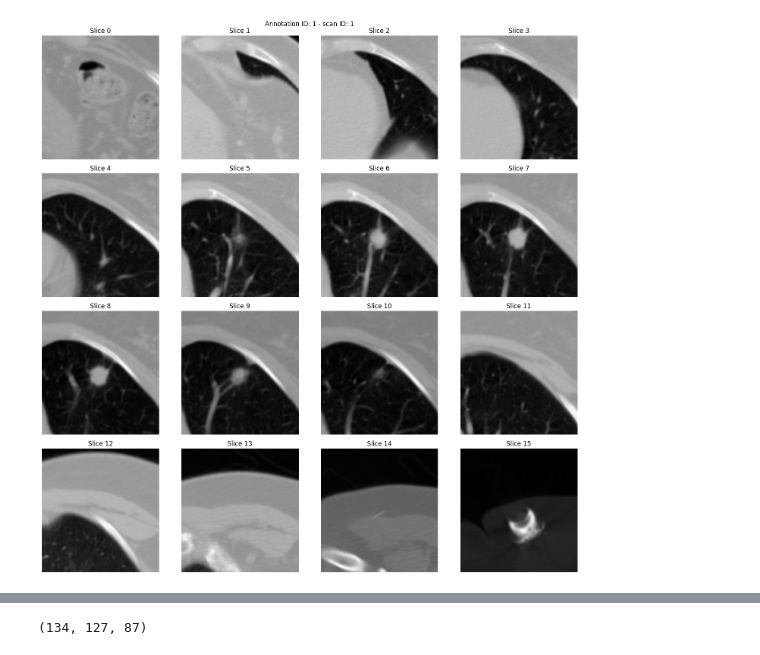
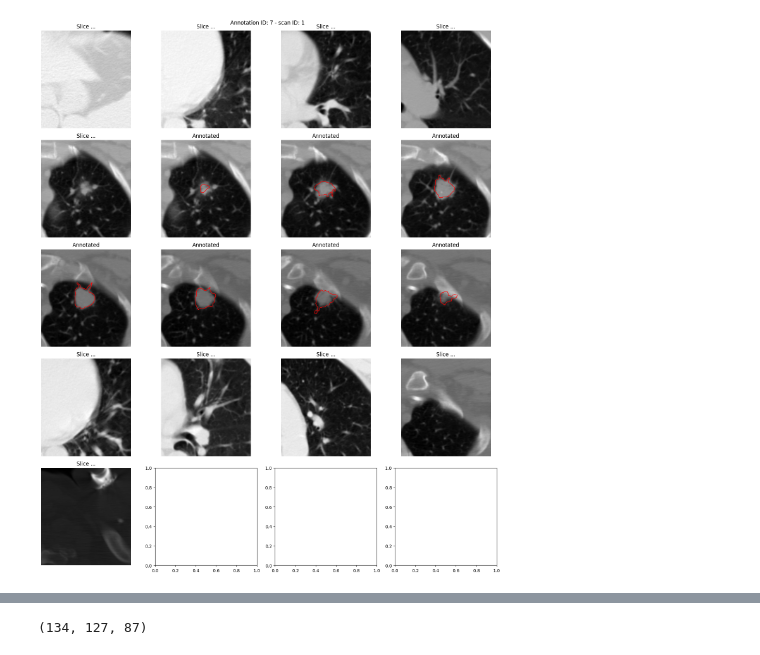
Before and after one commit to maxADeVisser/master_thesis, a Jupyter notebook: adhoc/lidc_dataset/manually_reviewing_rois.ipynb, the cells around one changed output, grey strips where cells are left out. Saved outputs shown, nothing was run; the diff lists cells and outputs as text; code cells hidden in the pictures.

Commit message:
think i got the contours working

```diff
--- a/adhoc/lidc_dataset/manually_reviewing_rois.ipynb
+++ b/adhoc/lidc_dataset/manually_reviewing_rois.ipynb
@@ -10,43 +10,79 @@ def get_roi_slices(ann: pl.Annotation, padding: int = 50) -> tuple[np.ndarray, n
     vol = ann.scan.to_volume(verbose=False)
     roi_scan_bbox = ann.bbox()
     padded_roi_bbox = ann.bbox(pad=padding)
-    return vol[padded_roi_bbox], roi_scan_bbox
+    return vol[padded_roi_bbox], roi_scan_bbox, padded_roi_bbox
 
+def get_contour_values(annotations: list[pl.Annotation]):
+    """Given a list of annotations, returns the contour values for each annotation."""
+    pass
 
-ann = all_annotations[0]
+ann = all_annotations[6]
 
 # Annotated slices
-annotated_slices_idx = ann.contour_slice_indices # 6 slices
-ann_scan_slice_start_idx = int(annotated_slices_idx[0])
-ann_scan_slice_end_idx = int(annotated_slices_idx[-1])
+# TODO add all other annotations for the same nodule
+all_contours = ann.contours
+ann_scan_slice_idxs = ann.contour_slice_indices
+ann_scan_slice_start_idx = int(ann_scan_slice_idxs[0])
+ann_scan_slice_end_idx = int(ann_scan_slice_idxs[-1])
 
 # get the ROI and its bounding box in the scan
-roi, roi_scan_bbox = get_roi_slices(ann) # bbox has 7 slices
+padding = 50
+roi, roi_scan_bbox, padded_roi_scan_bbox = get_roi_slices(ann, padding=padding)
 
 # Subset the scans in the ROI that are annotated
-roi_annotated_subset = roi[:,:,ann_scan_slice_start_idx:ann_scan_slice_end_idx+1]
+pad_slice_min = padded_roi_scan_bbox[-1].start
+pad_slice_max = padded_roi_scan_bbox[-1].stop
+lower_bound = ann_scan_slice_start_idx - pad_slice_min
+upper_bound = pad_slice_max - ann_scan_slice_end_idx
+roi_annotated_subset = roi[:, :, lower_bound:-upper_bound + 1]
+
+# display(roi_annotated_subset.shape)
+# display(len(ann_scan_slice_idxs))
+assert roi_annotated_subset.shape[-1] == len(ann_scan_slice_idxs), "The number of annotated slices in the ROI does not match the number of annotated slices in the annotation."
 
 # Append n_append equally spaced slices before and after the annotated slices
 n_append = 5
-front_append_slice_idxs = np.linspace(start=0, stop=ann_scan_slice_start_idx-n_append, num=n_append, dtype=int)
-back_append_slice_idxs = np.linspace(start=ann_scan_slice_end_idx+n_append, stop=roi.shape[-1] - 1, num=n_append, dtype=int)
+front_append_slice_idxs = np.linspace(start=0, stop=lower_bound, num=n_append, dtype=int)
+back_append_slice_idxs = np.linspace(start=upper_bound, stop=roi.shape[-1] - 1, num=n_append, dtype=int)
 roi_concat = np.concatenate([roi[:,:,front_append_slice_idxs], roi_annotated_subset, roi[:,:,back_append_slice_idxs]], axis=-1)
 
 
 # Now display the slices in @roi_concat
-# TODO add a flag to display the segmented contours of the lesions
+show_contours = True
+
+annotated_start_idx = n_append
+annotated_end_idx = n_append + len(ann_scan_slice_idxs)
+
 n_slices = roi_concat.shape[-1]
 n_cols = 4
 n_rows = (n_slices + n_cols -1) // n_cols
-fig, axs = plt.subplots(n_rows, n_cols, figsize=(15,15))
+
+# for rescaling of the contours to match the crop:
+padded_roi_bbox_x_min = int(padded_roi_scan_bbox[1].start)
+padded_roi_bbox_y_min = int(padded_roi_scan_bbox[0].start)
+
+# Plot figure:
+fig, axs = plt.subplots(n_rows, n_cols, figsize=(15,18))
 for i in range(n_slices):
     ax = axs[i//n_cols, i%n_cols]
     ax.imshow(roi_concat[:,:,i], cmap='gray')
-    ax.set_title(f"Slice {i}")
+
+    if annotated_start_idx <= i < annotated_end_idx and show_contours:
+        # if the image is an annotated slice, plot the contours
+        ax.set_title(f"Annotated")
+        con = all_contours[i - annotated_start_idx]
+        ii, jj = con.to_matrix(include_k=False).T
+        # Rescale the contours to match the crop:
+        jj = jj - padded_roi_bbox_x_min
+        ii = ii - padded_roi_bbox_y_min
+        ax.plot(jj, ii, '-r', lw=1, label="Nodule Boundary")
+
+    else:
+        ax.set_title(f"Slice ...")
     ax.axis('off')
 
 plt.suptitle(f"Annotation ID: {ann.id} - scan ID: {ann.scan.id}")
 plt.tight_layout()
 plt.show()
 # %% [output]
-[figure, old version]
+[figure, new version]
```
Also changed, not shown: parts of 4 cells of this notebook.
